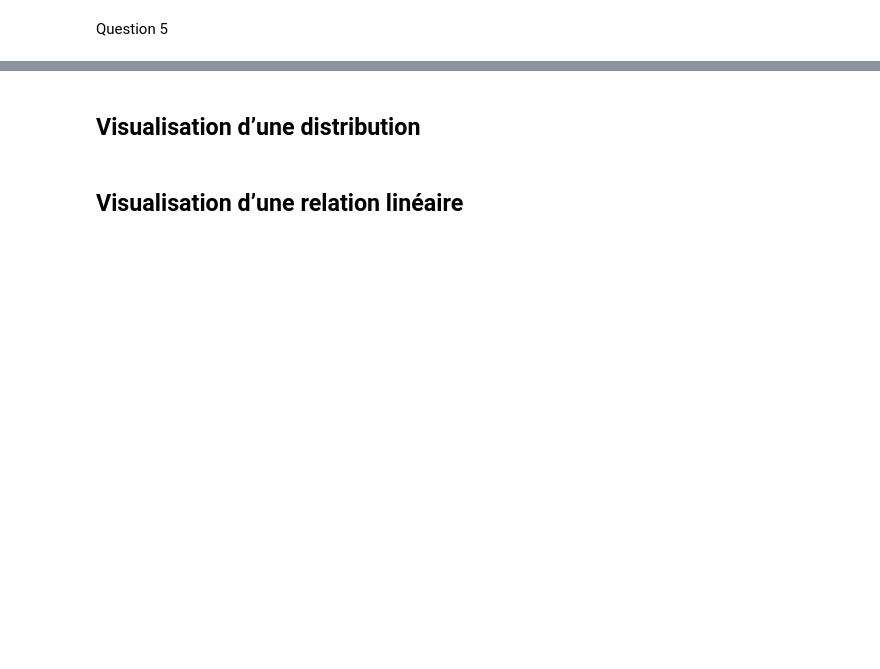
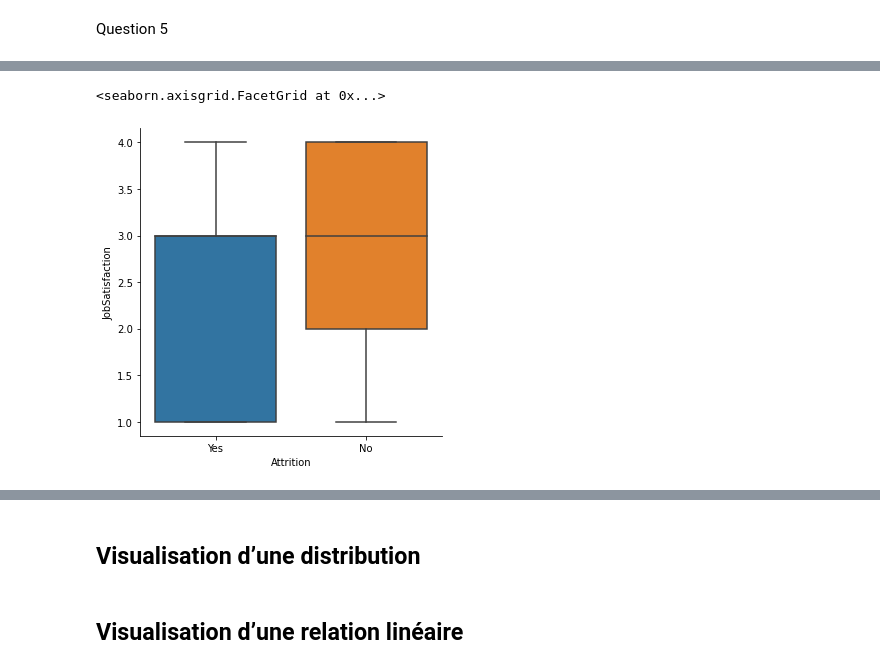
Before and after one commit to Maxoouuu/H3Python, a Jupyter notebook: Analyse_Python.ipynb, the cells around one changed output, grey strips where cells are left out. Cells and saved outputs as stored; diff of their text form; code cells hidden in the pictures; blank space fills up the shorter version.

```diff
--- a/Analyse_Python.ipynb
+++ b/Analyse_Python.ipynb
@@ -175,0 +280,6 @@ plot.show()
+# %%
+url = (r"./IBM_HR_ATTRITION.csv")
+
+data = pd.read_csv(url)
+
+data.head()
@@ -175,0 +338,6 @@ plot.show()
+# %%
+#Question 2
+sb.catplot(data=data,x='Attrition',y='JobSatisfaction', kind='box' )
+# %% [output]
+<seaborn.axisgrid.FacetGrid at 0x...>
+[figure, added]
```
Also changed, not shown: parts of 20 cells of this notebook.
